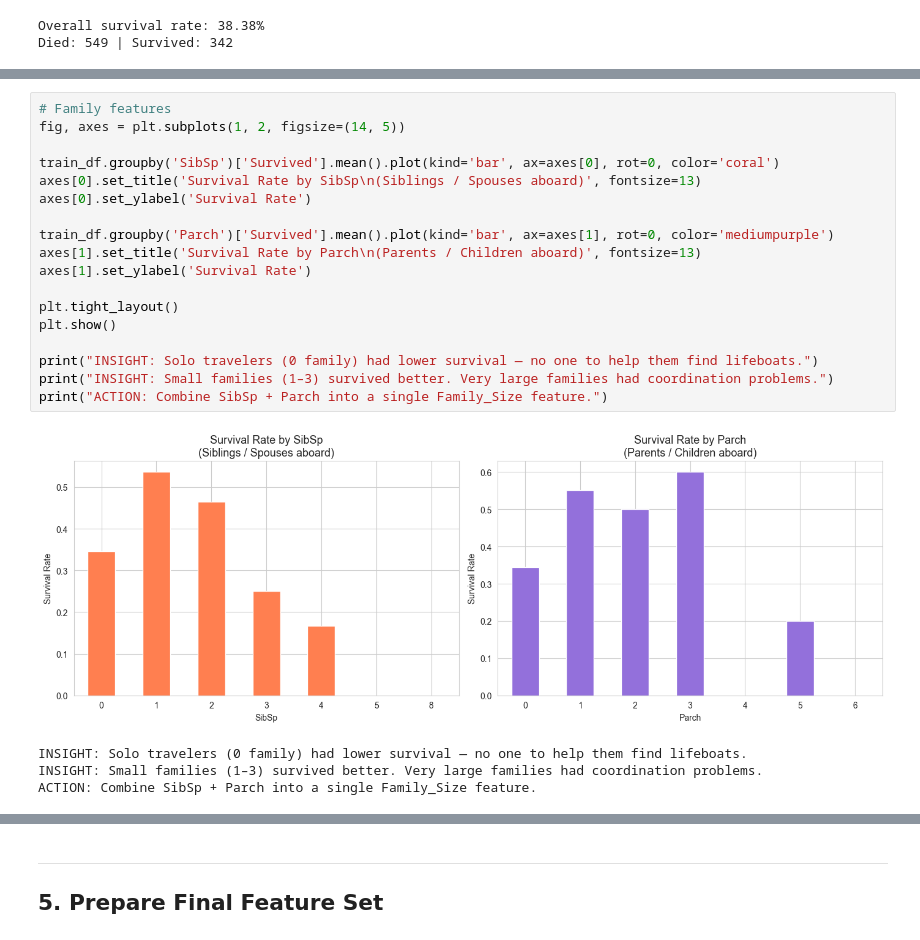
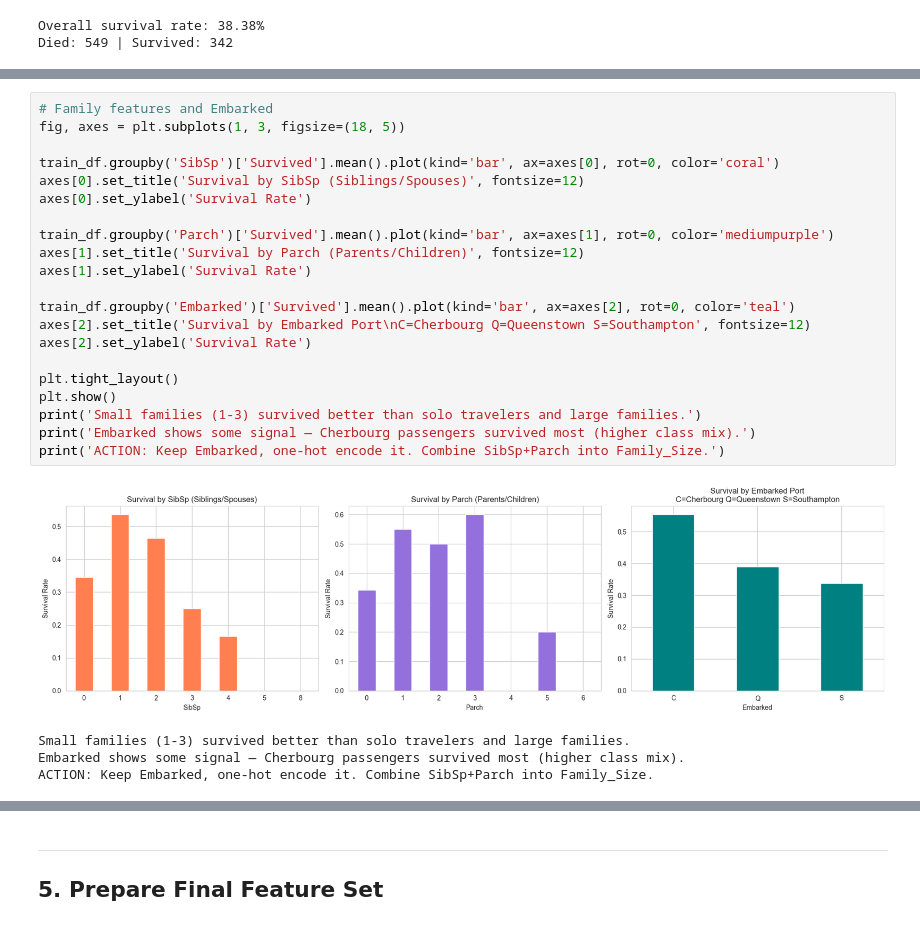
Before and after one commit to eloquenttbota/kaggle-titanic, a Jupyter notebook: notebook/EDA.ipynb, the cells around one changed output, grey strips where cells are left out. Saved outputs shown, nothing was run; the diff lists cells and outputs as text.

```diff
--- a/notebook/EDA.ipynb
+++ b/notebook/EDA.ipynb
@@ -181,23 +185,26 @@ INSIGHT: Age has 177 missing values — needs smart imputation.
 # %%
-# Family features
-fig, axes = plt.subplots(1, 2, figsize=(14, 5))
+# Family features and Embarked
+fig, axes = plt.subplots(1, 3, figsize=(18, 5))
 
 train_df.groupby('SibSp')['Survived'].mean().plot(kind='bar', ax=axes[0], rot=0, color='coral')
-axes[0].set_title('Survival Rate by SibSp\n(Siblings / Spouses aboard)', fontsize=13)
+axes[0].set_title('Survival by SibSp (Siblings/Spouses)', fontsize=12)
 axes[0].set_ylabel('Survival Rate')
 
 train_df.groupby('Parch')['Survived'].mean().plot(kind='bar', ax=axes[1], rot=0, color='mediumpurple')
-axes[1].set_title('Survival Rate by Parch\n(Parents / Children aboard)', fontsize=13)
+axes[1].set_title('Survival by Parch (Parents/Children)', fontsize=12)
 axes[1].set_ylabel('Survival Rate')
+
+train_df.groupby('Embarked')['Survived'].mean().plot(kind='bar', ax=axes[2], rot=0, color='teal')
+axes[2].set_title('Survival by Embarked Port\nC=Cherbourg Q=Queenstown S=Southampton', fontsize=12)
+axes[2].set_ylabel('Survival Rate')
 
 plt.tight_layout()
 plt.show()
-
-print("INSIGHT: Solo travelers (0 family) had lower survival — no one to help them find lifeboats.")
-print("INSIGHT: Small families (1–3) survived better. Very large families had coordination problems.")
-print("ACTION: Combine SibSp + Parch into a single Family_Size feature.")
+print('Small families (1-3) survived better than solo travelers and large families.')
+print('Embarked shows some signal — Cherbourg passengers survived most (higher class mix).')
+print('ACTION: Keep Embarked, one-hot encode it. Combine SibSp+Parch into Family_Size.')
 # %% [output]
-[figure, old version]
+[figure, new version]
-INSIGHT: Solo travelers (0 family) had lower survival — no one to help them find lifeboats.
-INSIGHT: Small families (1–3) survived better. Very large families had coordination problems.
-ACTION: Combine SibSp + Parch into a single Family_Size feature.
+Small families (1-3) survived better than solo travelers and large families.
+Embarked shows some signal — Cherbourg passengers survived most (higher class mix).
+ACTION: Keep Embarked, one-hot encode it. Combine SibSp+Parch into Family_Size.
```
Also changed, not shown: parts of 70 cells of this notebook, 7 other files.
